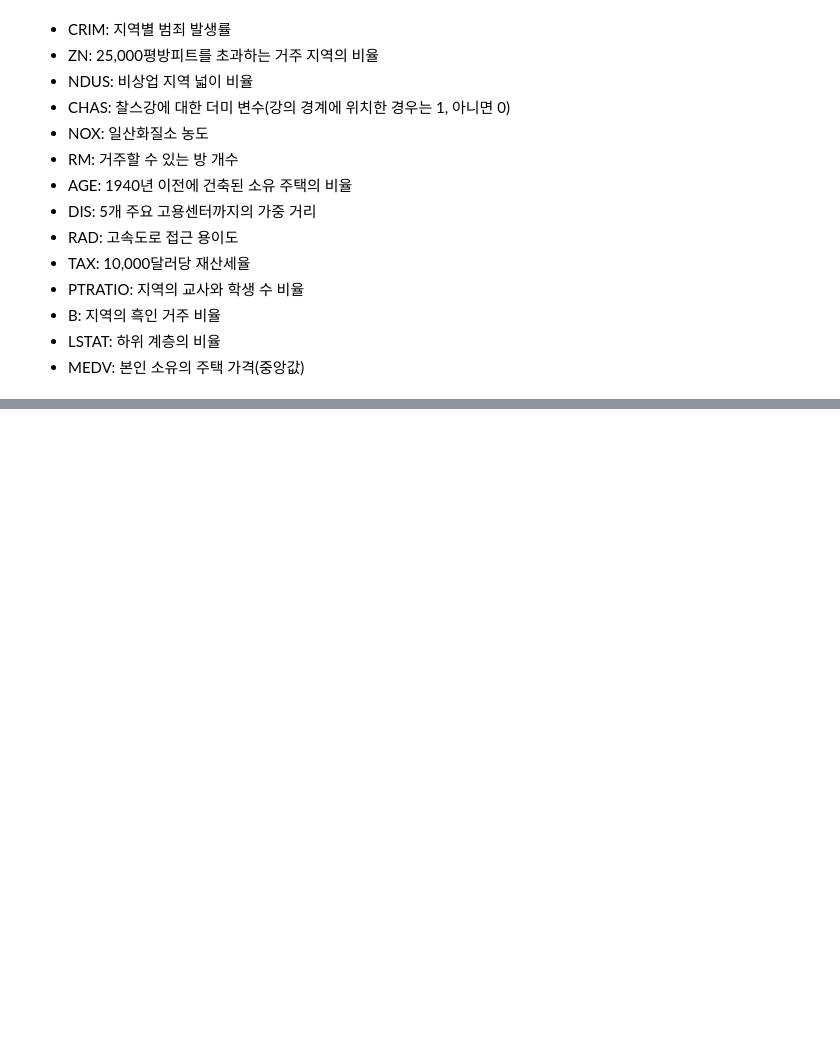
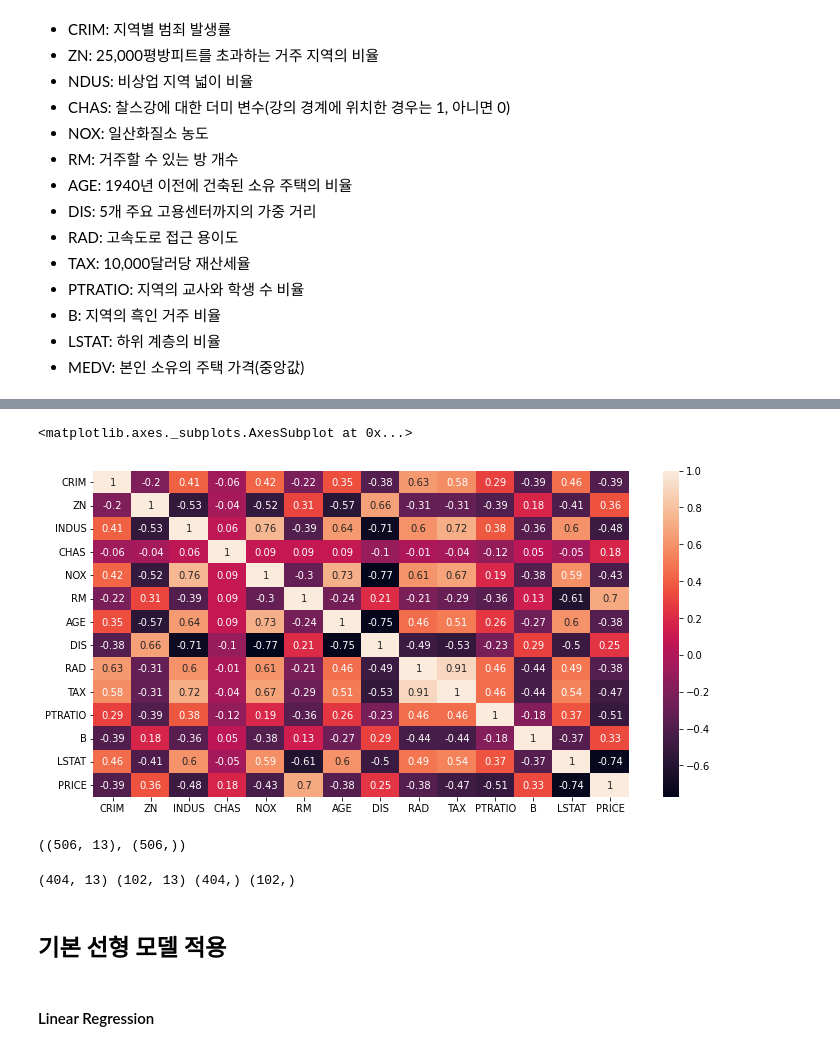
Before and after one commit to xilverh0ya/MyStudy, a Jupyter notebook: 04_ML_DL/Machine_Learning_Boston_Housing.ipynb, the cells around one changed output, grey strips where cells are left out. Drawn from its saved outputs; the diff is of its cells as text; code cells hidden in the pictures; blank space fills up the shorter version.

```diff
--- a/04_ML_DL/Machine_Learning_Boston_Housing.ipynb
+++ b/04_ML_DL/Machine_Learning_Boston_Housing.ipynb
@@ -39,0 +99,7 @@ boston = load_boston()
+# %%
+plt.figure(figsize=(12,6))
+corr_mat = df.corr().round(2)
+sns.heatmap(data= corr_mat, annot = True)
+# %% [output]
+<matplotlib.axes._subplots.AxesSubplot at 0x...>
+[figure, added]
@@ -39,0 +109,14 @@ boston = load_boston()
+# %%
+X.shape, y.shape
+# %% [output]
+((506, 13), (506,))
+# %%
+from sklearn.model_selection import train_test_split
+X_train, X_test, y_train, y_test = train_test_split(X, y, test_size=0.2, random_state=42)
+print(X_train.shape, X_test.shape, y_train.shape, y_test.shape)
+# %% [output]
+(404, 13) (102, 13) (404,) (102,)
+# %% [markdown]
+## 기본 선형 모델 적용
+# %% [markdown]
+#### Linear Regression
```
Also changed, not shown: parts of 14 cells of this notebook, 16 other files.
